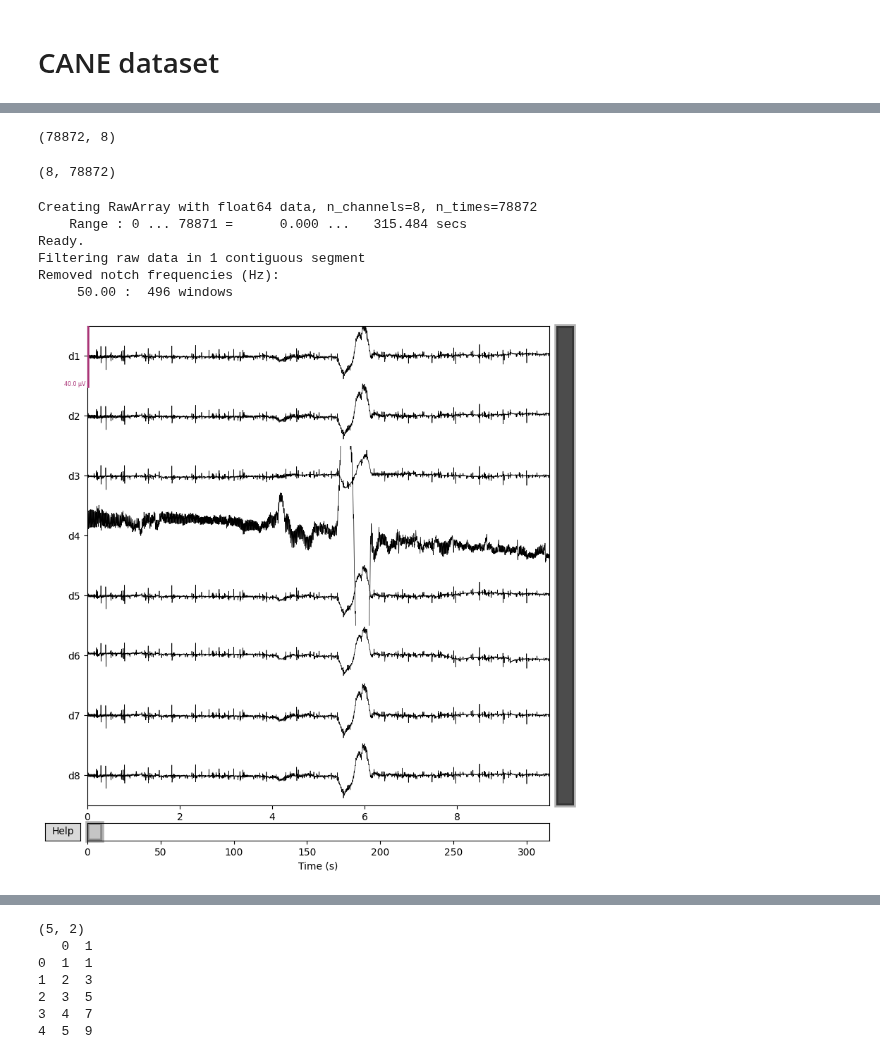
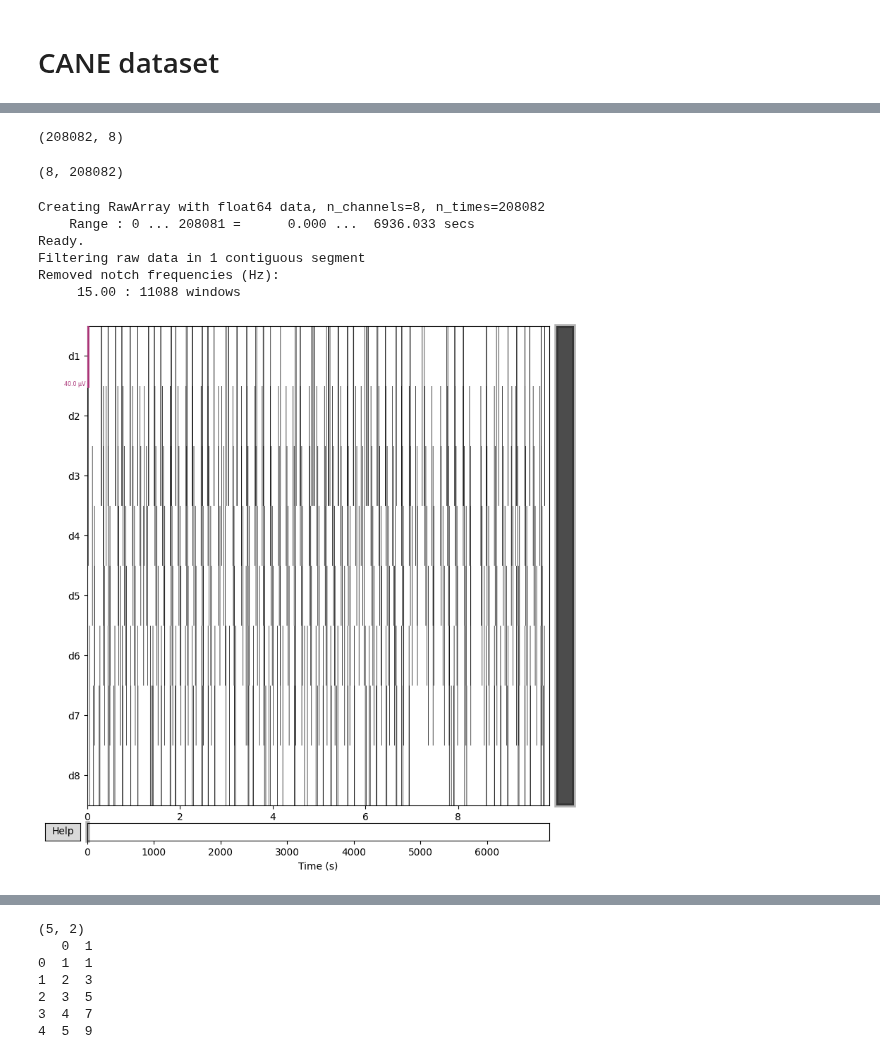
Before and after one commit to mtichavsky/eeg, a Jupyter notebook: prototyping.ipynb, the cells around one changed output, grey strips where cells are left out. Saved outputs shown, nothing was run; the diff lists cells and outputs as text; code cells hidden in the pictures.

Commit message:
Add CANE preprocessing logic

```diff
--- a/prototyping.ipynb
+++ b/prototyping.ipynb
@@ -325,8 +343,8 @@ print(Sxx)
 # %% [markdown]
 # CANE dataset
 # %%
-df = pd.read_csv(CANE_DIR / "anxiety/ec/0056_EC.csv")
+df = pd.read_csv(CANE_DIR / "anxiety/ec/1027_EC.csv")
 print(df.shape)
-df = df.iloc[::2].reset_index(drop=True)
-print(df.shape)
+# df = df.iloc[::2].reset_index(drop=True)
+# print(df.shape)
 # %% [output]
@@ -349,6 +384,5 @@ df.describe()
 # %%
 df_scaled = df - df.mean()
-df_scaled = df_scaled / (80_000_000)
 df_scaled.describe()
 # %% [output]
 |  | d1 | d2 | d3 | d4 | d5 | d6 | d7 | d8 |
@@ -362,0 +619,3 @@ df_scaled.describe()
+# %%
+df_scaled = df_scaled / (df.std())
+df_scaled.describe()
@@ -372,32 +652,35 @@ df_scaled.describe()
 data = df_scaled.to_numpy()  # shape (n_channels, n_samples)
 data.shape
 # %% [output]
-(78872, 8)
+(208082, 8)
 # %%
 transposed = data.T
 transposed.shape
 # %% [output]
-(8, 78872)
+(8, 208082)
 # %%
-sfreq = 250  # replace with your actual sampling rate
+sfreq = 30  # replace with your actual sampling rate
 # Create MNE info
 info = mne.create_info(ch_names=eeg_channels, sfreq=sfreq, ch_types="eeg")
 
 # Create Raw object
 raw = mne.io.RawArray(transposed, info)
+
+# raw = raw.filter(l_freq=1, h_freq=70, method="iir")
+# raw = raw.notch_filter(freqs=50)
 raw = raw.notch_filter(
     freqs=50, picks="eeg", method="spectrum_fit", filter_length="auto", phase="zero"
 )
 # print(raw.info)
 _ = raw.plot()  # scalings="auto"
 # %% [output]
-Creating RawArray with float64 data, n_channels=8, n_times=78872
-    Range : 0 ... 78871 =      0.000 ...   315.484 secs
+Creating RawArray with float64 data, n_channels=8, n_times=208082
+    Range : 0 ... 208081 =      0.000 ...  6936.033 secs
 Ready.
 Filtering raw data in 1 contiguous segment
 Removed notch frequencies (Hz):
-     50.00 :  496 windows
+     15.00 : 11088 windows
-[figure, old version]
+[figure, new version]
 # %%
 df = raw.to_data_frame()
 f, t, Zxx = stft(df["d4"], fs=SFREQ, nperseg=256)
```
Also changed, not shown: parts of 23 cells of this notebook, 4 other files.
